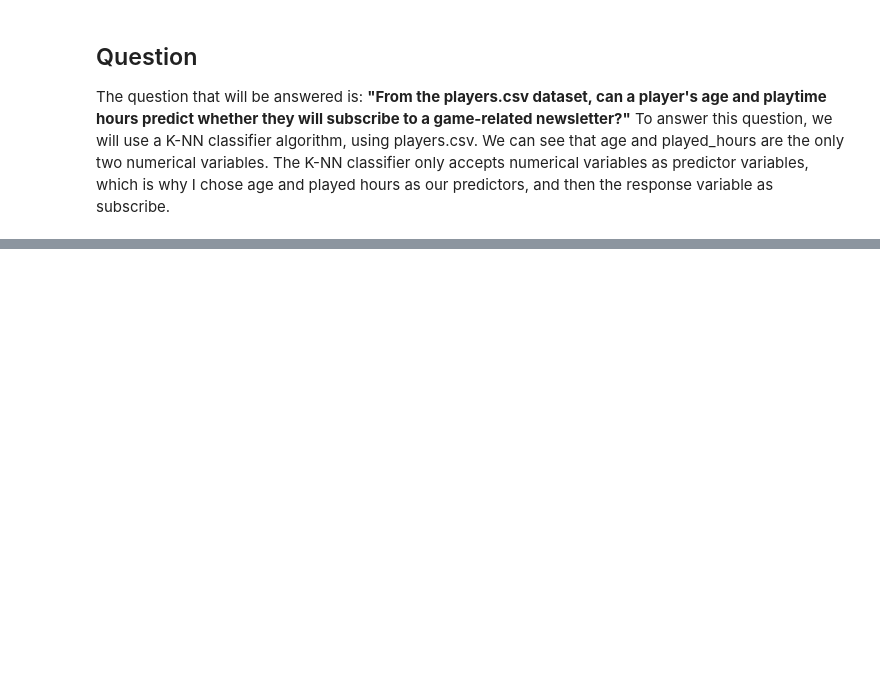
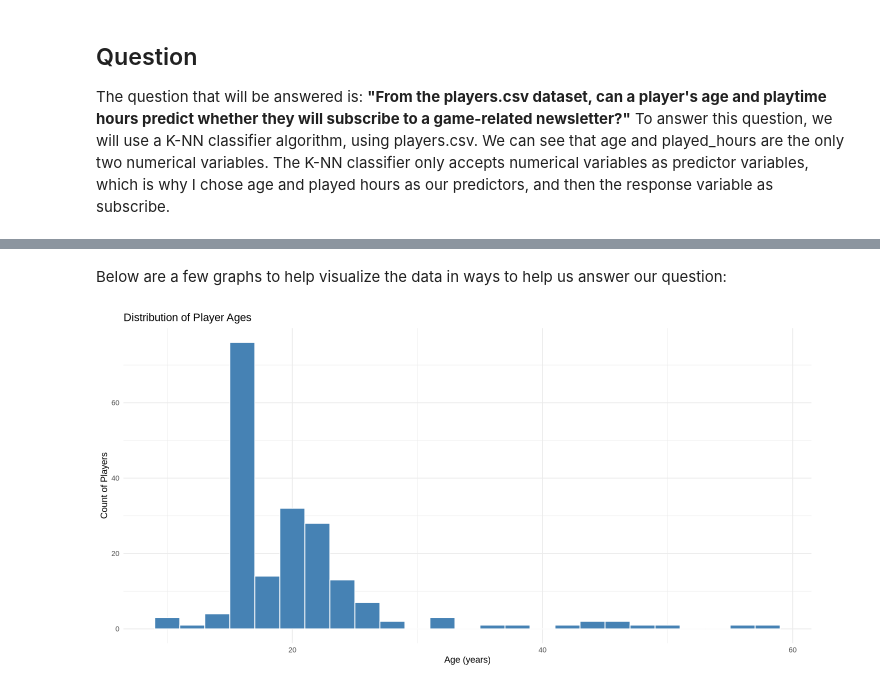
Before and after one commit to sefu06/dsci-100-2025-w1-group-008-07, a Jupyter notebook: individual planning stage/planning.ipynb, the cells around one changed output, grey strips where cells are left out. Cells and saved outputs as stored; diff of their text form; code cells hidden in the pictures; blank space fills up the shorter version.

Commit message:
performed explanatory data analysis and visualisations

```diff
--- a/individual planning stage/planning.ipynb
+++ b/individual planning stage/planning.ipynb
@@ -42,0 +57,5 @@ The question that will be answered is: **"From the players.csv dataset, can a pl
+# %%
+players_data <- read_csv("../data/players.csv", show_col_types = FALSE)|>
+    rename(age = Age) |>
+    drop_na(age)
+head(players_data)
@@ -42,0 +93,11 @@ The question that will be answered is: **"From the players.csv dataset, can a pl
+# %% [markdown]
+Below are a few graphs to help visualize the data in ways to help us answer our question:
+# %%
+ggplot(players_data, aes(x = age)) +
+  geom_histogram(binwidth = 2, fill = "steelblue", color = "white") +
+  labs(title = "Distribution of Player Ages",
+       x = "Age (years)",
+       y = "Count of Players") +
+  theme_minimal()
+# %% [output]
+[figure, added]
```
Also changed, not shown: parts of 12 cells of this notebook.
